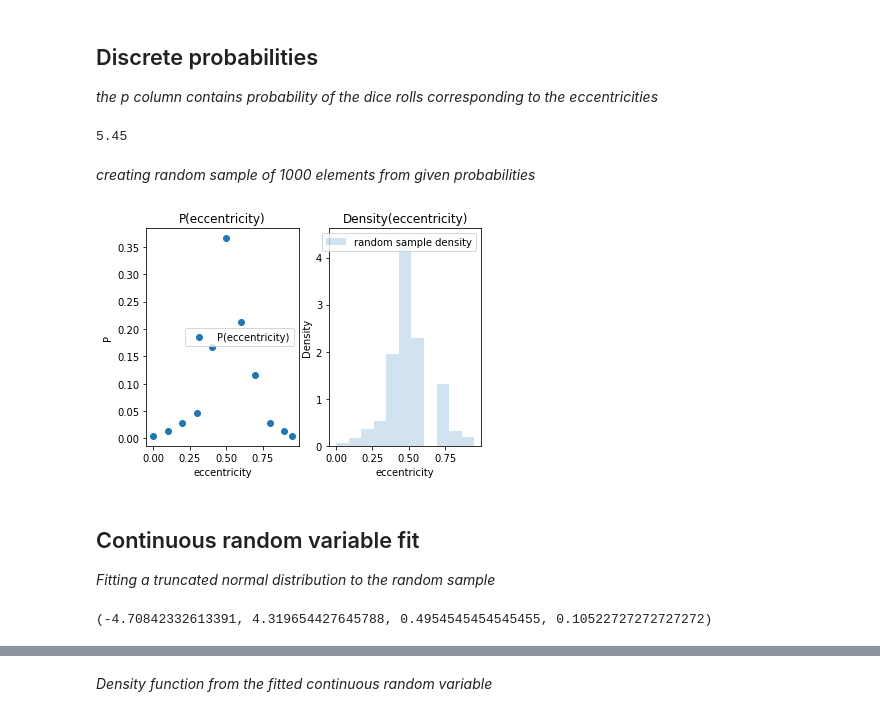
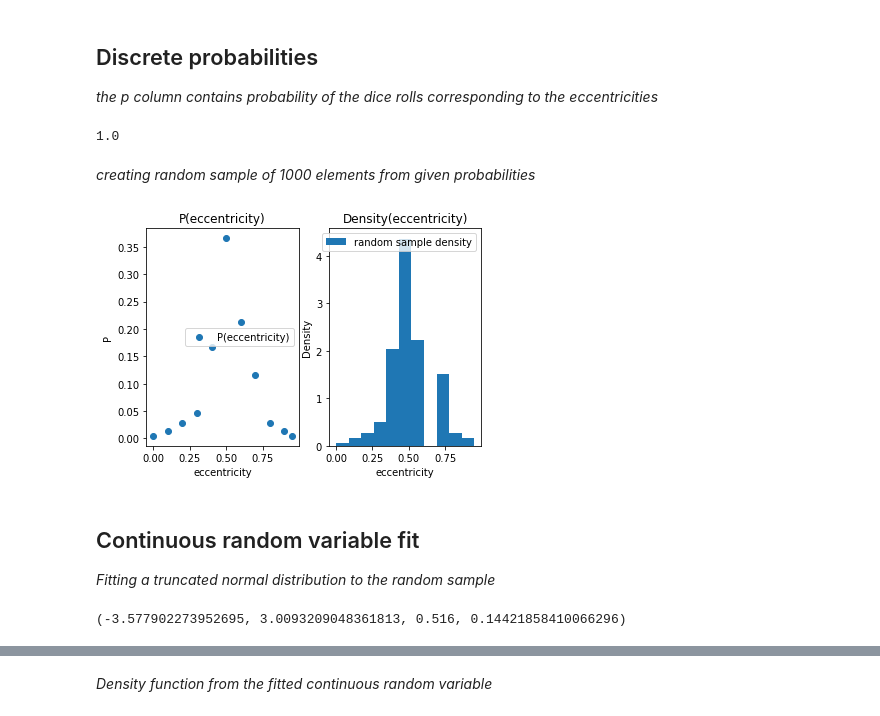
Before and after one commit to vialdj/gs4worldbuilding, a Jupyter notebook: notebooks/stellar_orbital_eccentricity.ipynb, the cells around one changed output, grey strips where cells are left out. Saved outputs shown, nothing was run; the diff lists cells and outputs as text; code cells hidden in the pictures.

Commit message:
updated distribution for random eccentricity for companion star

```diff
--- a/notebooks/stellar_orbital_eccentricity.ipynb
+++ b/notebooks/stellar_orbital_eccentricity.ipynb
@@ -26,9 +20,10 @@ df.head()
 # %%
 x = df.eccentricity
 y = df.p
-x.sum()
+
+y.sum()
 # %% [output]
-5.45
+1.0
 # %% [markdown]
 *creating random sample of 1000 elements from given probabilities*
 # %%
@@ -38,21 +33,22 @@ sample = choices(list(x), weights=list(y), k=1000)
 # %%
 import matplotlib.pyplot as plt
 
 
 _, axs = plt.subplots(1, 2)
 axs[0].set_title(r"P(eccentricity)")
 axs[0].plot(x, y, 'o', label='P(eccentricity)')
 axs[0].set_xlabel('eccentricity')
 axs[0].set_ylabel('P')
 axs[0].legend()
 axs[1].set_title(r"Density(eccentricity)")
-axs[1].hist(sample, density=True, histtype='bar', align='mid', bins=len(x), alpha=0.2, label='random sample density')
+axs[1].hist(sample, density=True, bins=len(x), label='random sample density')
 axs[1].set_xlabel('eccentricity')
 axs[1].set_ylabel('Density')
 axs[1].legend()
+
 plt.show()
 # %% [output]
-[figure, old version]
+[figure, new version]
 # %% [markdown]
 ## Continuous random variable fit
 *Fitting a truncated normal distribution to the random sample*
@@ -61,13 +57,13 @@ plt.show()
 import numpy as np
 
 xa, xb = x.min(), x.max()
-mu = x.mean()
-sigma = x.std() ** 2
+mu = np.mean(sample)
+sigma = np.std(sample)
 a, b = (xa - mu) / sigma, (xb - mu) / sigma
 
 a, b, mu, sigma
 # %% [output]
-(-4.70842332613391, 4.319654427645788, 0.4954545454545455, 0.10522727272727272)
+(-3.577902273952695, 3.0093209048361813, 0.516, 0.14421858410066296)
 # %%
 from scipy.stats import truncnorm
 from scipy.stats import kstest
```
Also changed, not shown: parts of 3 cells of this notebook, 1 other file.
